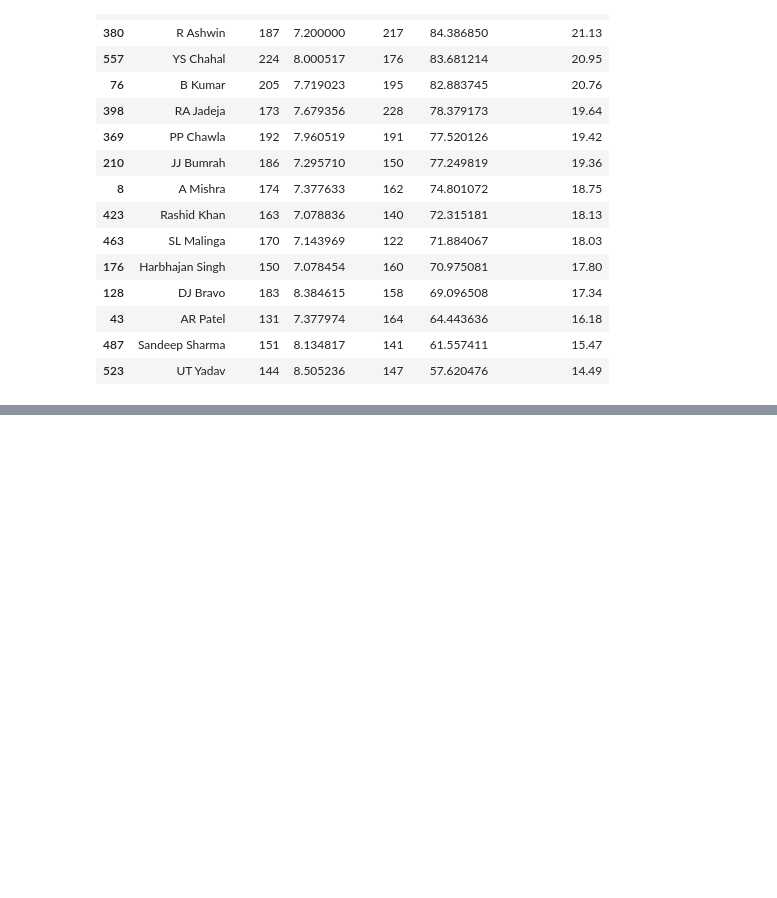
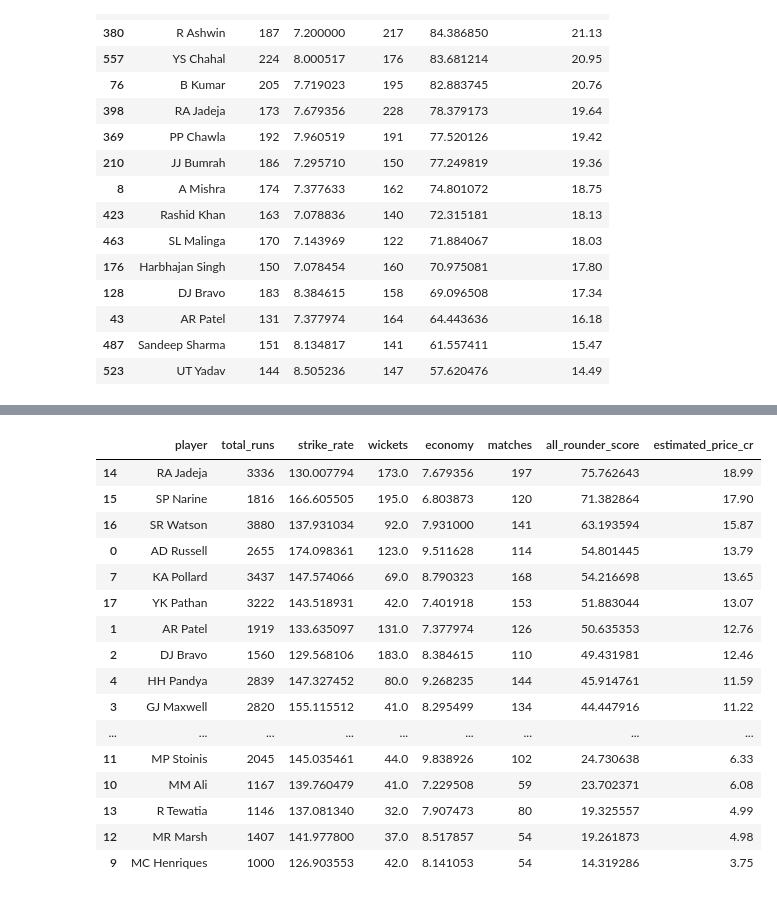
Before and after one commit to aryandhiman01/DataScience_ST, a Jupyter notebook: IPL_Task.ipynb, the cells around one changed output, grey strips where cells are left out. Drawn from its saved outputs; the diff is of its cells as text; code cells hidden in the pictures; blank space fills up the shorter version.

```diff
--- a/IPL_Task.ipynb
+++ b/IPL_Task.ipynb
@@ -1135,0 +1197,12 @@ top_bowlers.head(15)
+# %%
+# ECONOMY SCORE
+# Lower Economy = Better
+
+all_rounders['economy_score'] = (
+    all_rounders['economy'].max()
+    - all_rounders['economy']
+)
+
+all_rounders[['economy_score']] = scaler.fit_transform(
+    all_rounders[['economy_score']]
+)
@@ -1135,0 +1231,47 @@ top_bowlers.head(15)
+# %%
+# AUCTION PRICE ESTIMATION
+# Minimum Price = ₹20 Lakh
+# Maximum Price = ₹25 Crore
+
+all_rounders['estimated_price_cr'] = (
+
+    0.20 +
+
+    (all_rounders['all_rounder_score'] / 100) * 24.80
+
+).round(2)
+# %%
+# TOP VALUABLE ALL-ROUNDERS
+top_all_rounders = all_rounders.sort_values(
+    'estimated_price_cr',
+    ascending=False
+)[[
+    'player',
+    'total_runs',
+    'strike_rate',
+    'wickets',
+    'economy',
+    'matches',
+    'all_rounder_score',
+    'estimated_price_cr'
+]]
+
+top_all_rounders.head(20)
+# %% [output]
+|  | player | total_runs | strike_rate | wickets | economy | matches | all_rounder_score | estimated_price_cr |
+| 14 | RA Jadeja | 3336 | 130.007794 | 173.0 | 7.679356 | 197 | 75.762643 | 18.99 |
+| 15 | SP Narine | 1816 | 166.605505 | 195.0 | 6.803873 | 120 | 71.382864 | 17.90 |
+| 16 | SR Watson | 3880 | 137.931034 | 92.0 | 7.931000 | 141 | 63.193594 | 15.87 |
+| 0 | AD Russell | 2655 | 174.098361 | 123.0 | 9.511628 | 114 | 54.801445 | 13.79 |
+| 7 | KA Pollard | 3437 | 147.574066 | 69.0 | 8.790323 | 168 | 54.216698 | 13.65 |
+| 17 | YK Pathan | 3222 | 143.518931 | 42.0 | 7.401918 | 153 | 51.883044 | 13.07 |
+| 1 | AR Patel | 1919 | 133.635097 | 131.0 | 7.377974 | 126 | 50.635353 | 12.76 |
+| 2 | DJ Bravo | 1560 | 129.568106 | 183.0 | 8.384615 | 110 | 49.431981 | 12.46 |
+| 4 | HH Pandya | 2839 | 147.327452 | 80.0 | 9.268235 | 144 | 45.914761 | 11.59 |
+| 3 | GJ Maxwell | 2820 | 155.115512 | 41.0 | 8.295499 | 134 | 44.447916 | 11.22 |
+| ... | ... | ... | ... | ... | ... | ... | ... | ... |
+| 11 | MP Stoinis | 2045 | 145.035461 | 44.0 | 9.838926 | 102 | 24.730638 | 6.33 |
+| 10 | MM Ali | 1167 | 139.760479 | 41.0 | 7.229508 | 59 | 23.702371 | 6.08 |
+| 13 | R Tewatia | 1146 | 137.081340 | 32.0 | 7.907473 | 80 | 19.325557 | 4.99 |
+| 12 | MR Marsh | 1407 | 141.977800 | 37.0 | 8.517857 | 54 | 19.261873 | 4.98 |
+| 9 | MC Henriques | 1000 | 126.903553 | 42.0 | 8.141053 | 54 | 14.319286 | 3.75 |
```
Also changed, not shown: parts of 5 cells of this notebook.
